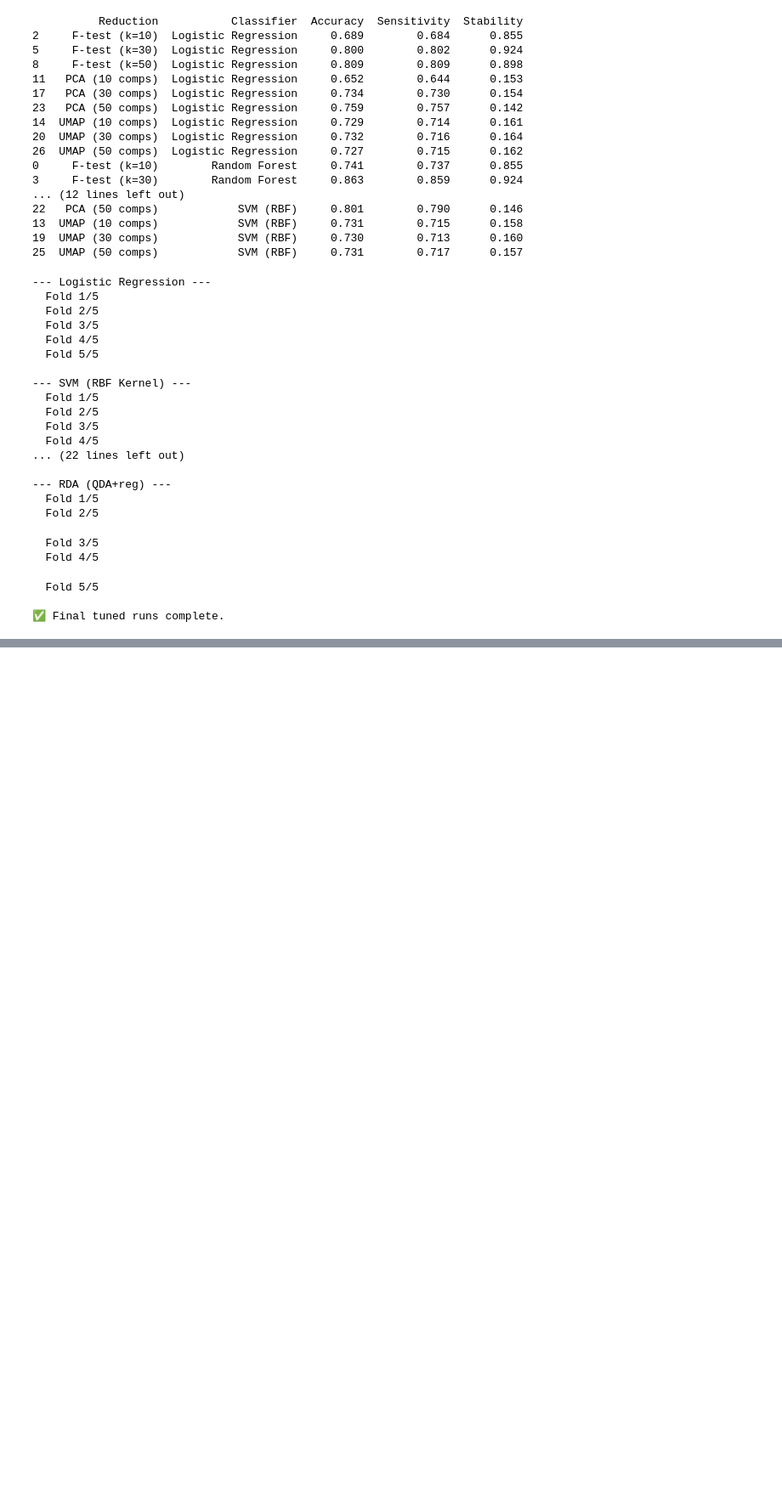
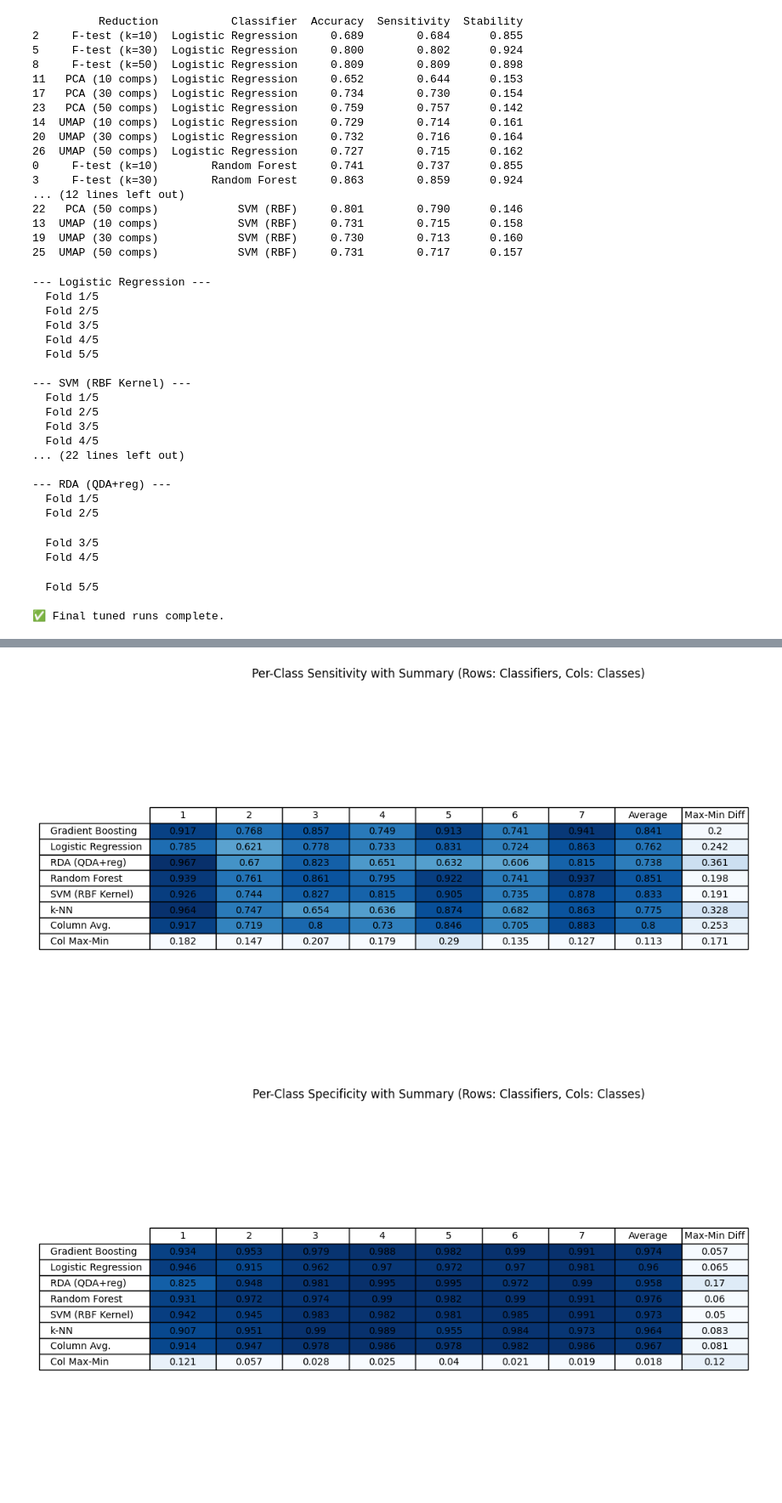
Before and after one commit to nilshammar00/MVE441, a Jupyter notebook: official_filefu.ipynb, the cells around one changed output, grey strips where cells are left out. Shown at 85% size. Saved outputs shown, nothing was run; the diff lists cells and outputs as text; code cells hidden in the pictures; blank space fills up the shorter version.

```diff
--- a/official_filefu.ipynb
+++ b/official_filefu.ipynb
@@ -1244,0 +1356,65 @@ print("\n✅ Final tuned runs complete.")
+# %%
+import pandas as pd
+import matplotlib.pyplot as plt
+import numpy as np
+
+# === Load data ===
+df = pd.read_csv("results/classwise_summary.csv")
+
+def plot_metric_table(df, value_col, title):
+    pivot = df.pivot(index="Classifier", columns="Class", values=value_col)
+
+    # Add classifier-level summaries
+    pivot["Average"] = pivot.mean(axis=1)
+    pivot["Max-Min Diff"] = pivot.max(axis=1) - pivot.min(axis=1)
+
+    # Add class-level summaries
+    avg_row = pivot.mean(axis=0).to_frame().T
+    avg_row.index = ["Column Avg."]
+    diff_row = (pivot.max(axis=0) - pivot.min(axis=0)).to_frame().T
+    diff_row.index = ["Col Max-Min"]
+
+    # Combine full table
+    pivot_full = pd.concat([pivot, avg_row, diff_row])
+    pivot_display = pivot_full.round(3)
+
+    # Plot setup
+    fig, ax = plt.subplots(figsize=(pivot_full.shape[1] * 1.2, len(pivot_full) * 0.6 + 1.2))
+    ax.axis('off')
+
+    # Normalize values for colormap
+    norm = plt.Normalize(pivot.min().min(), pivot.max().max())
+    cmap = plt.cm.Blues
+
+    # Create table
+    table = ax.table(
+        cellText=pivot_display.values,
+        rowLabels=pivot_display.index,
+        colLabels=pivot_display.columns,
+        loc='center',
+        cellLoc='center'
+    )
+
+    # Color each cell by value
+    for (i, j), cell in table.get_celld().items():
+        if i == 0 or j == -1:  # Header row or column
+            continue
+        value = pivot_display.iloc[i - 1, j] if i - 1 < len(pivot_display) else np.nan
+        if not pd.isna(value):
+            color = cmap(norm(value))
+            cell.set_facecolor(color)
+            cell.set_text_props(color='black')
+
+    table.auto_set_font_size(False)
+    table.set_fontsize(10)
+    table.scale(1.2, 1.2)
+    plt.title(title, pad=20)
+    plt.tight_layout()
+    plt.show()
+
+# === Plot sensitivity and specificity tables ===
+plot_metric_table(df, "Avg_Sensitivity", "Per-Class Sensitivity with Summary (Rows: Classifiers, Cols: Classes)")
+plot_metric_table(df, "Avg_Specificity", "Per-Class Specificity with Summary (Rows: Classifiers, Cols: Classes)")
+# %% [output]
+[figure, added]
+[figure, added]
```
Also changed, not shown: parts of 13 cells of this notebook.
